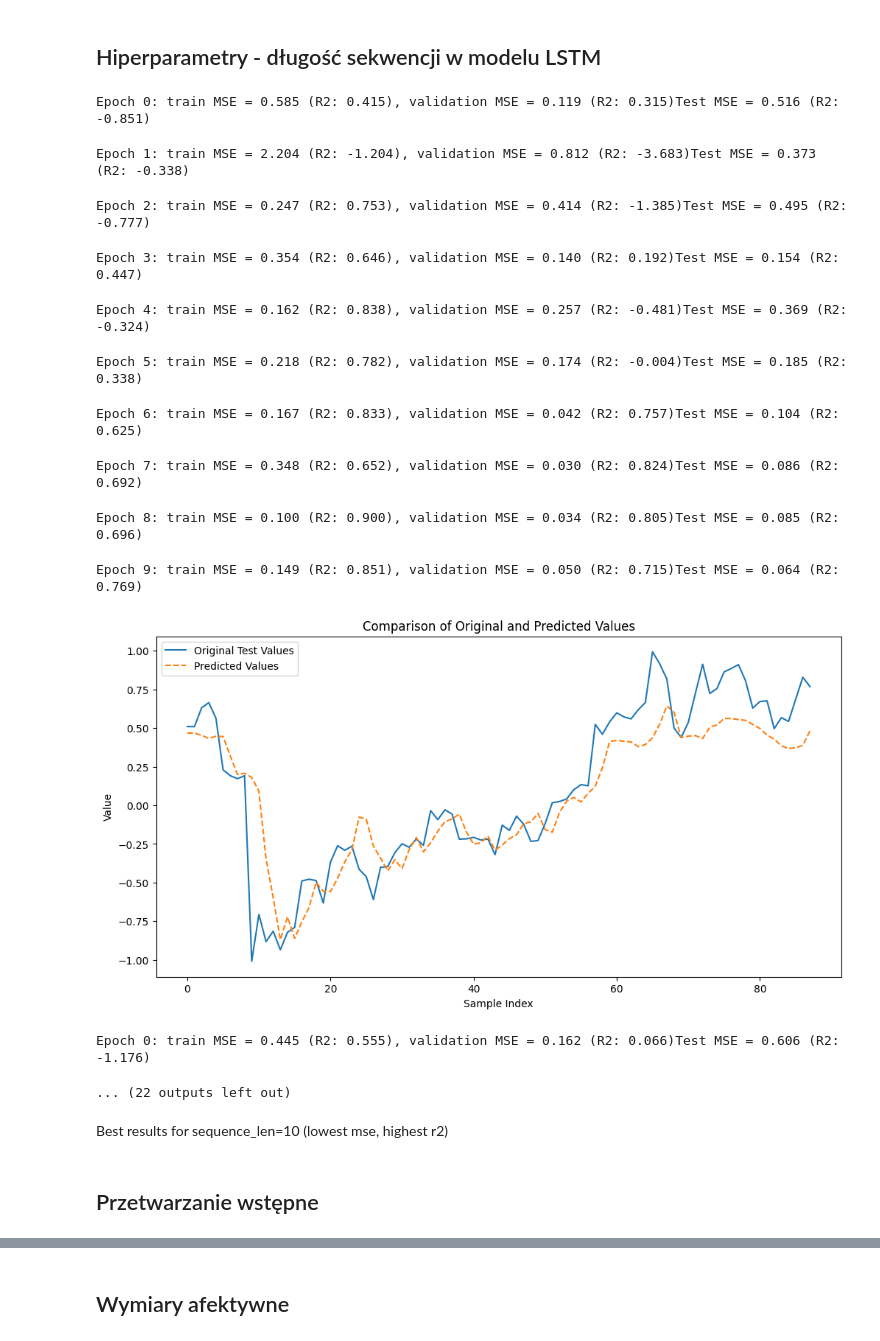
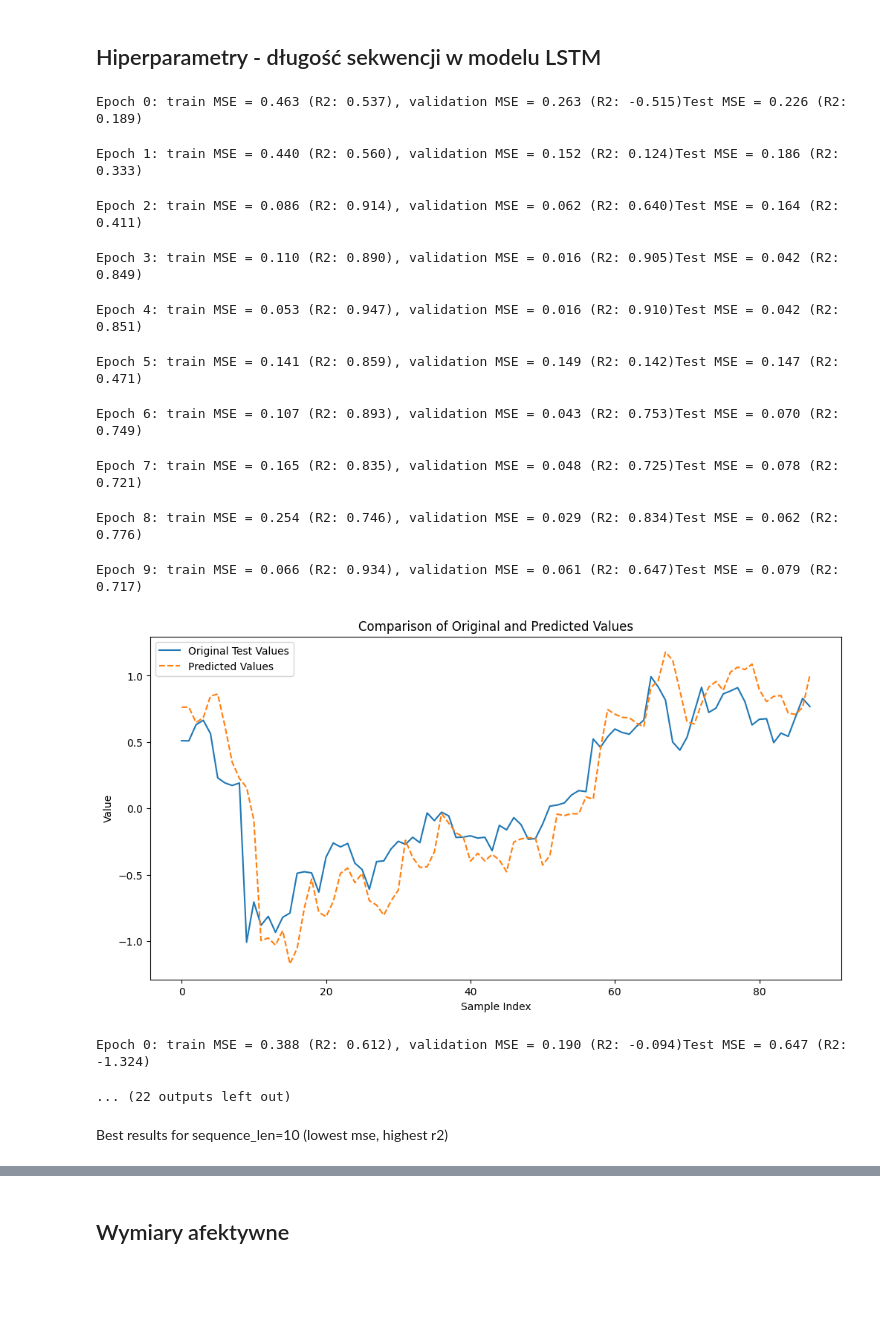
Before and after one commit to piotrdurniat/deep-neural-networks-lab, a Jupyter notebook: lab-11/lab11.ipynb, the cells around one changed output, grey strips where cells are left out. Drawn from its saved outputs; the diff is of its cells as text; code cells hidden in the pictures; blank space fills up the shorter version.

```diff
--- a/lab-11/lab11.ipynb
+++ b/lab-11/lab11.ipynb
@@ -1319,6 +1319,12 @@ def train(
 
 
 def test_sequence_len(
+    X_train_days: pd.DataFrame,
+    y_train_days: pd.Series,
+    X_val_days: pd.DataFrame,
+    y_val_days: pd.Series,
+    X_test_days: pd.DataFrame,
+    y_test_days: pd.Series,
     sequence_len: int,
 ):
     batch_size = 32
@@ -1357,45 +1363,51 @@ def test_sequence_len(
 # %%
 sequence_lengths = [2, 10, 50]
 
 res = []
 for sequence_len in sequence_lengths:
     (
         train_mse_log,
         val_mse_log,
         test_mse_log,
         train_r2_log,
         val_r2_log,
         test_r2_log,
-    ) = test_sequence_len(10)
+    ) = test_sequence_len(
+        X_train_days,
+        y_train_days,
+        X_val_days,
+        y_val_days,
+        X_test_days,
+        y_test_days,
+        sequence_len=sequence_len,
+    )
 
     last_mse = test_mse_log[-1]
     last_r2 = test_r2_log[-1]
 
     res.append(
         {
             "sequence_len": sequence_len,
             "mse": last_mse,
             "r2": last_r2,
         }
     )
 
 
 display(res)
 # %% [output]
-Epoch 0: train MSE = 0.585 (R2: 0.415), validation MSE = 0.119 (R2: 0.315)Test MSE = 0.516 (R2: -0.851)
+Epoch 0: train MSE = 0.463 (R2: 0.537), validation MSE = 0.263 (R2: -0.515)Test MSE = 0.226 (R2: 0.189)
-Epoch 1: train MSE = 2.204 (R2: -1.204), validation MSE = 0.812 (R2: -3.683)Test MSE = 0.373 (R2: -0.338)
+Epoch 1: train MSE = 0.440 (R2: 0.560), validation MSE = 0.152 (R2: 0.124)Test MSE = 0.186 (R2: 0.333)
-Epoch 2: train MSE = 0.247 (R2: 0.753), validation MSE = 0.414 (R2: -1.385)Test MSE = 0.495 (R2: -0.777)
+Epoch 2: train MSE = 0.086 (R2: 0.914), validation MSE = 0.062 (R2: 0.640)Test MSE = 0.164 (R2: 0.411)
-Epoch 3: train MSE = 0.354 (R2: 0.646), validation MSE = 0.140 (R2: 0.192)Test MSE = 0.154 (R2: 0.447)
+Epoch 3: train MSE = 0.110 (R2: 0.890), validation MSE = 0.016 (R2: 0.905)Test MSE = 0.042 (R2: 0.849)
-Epoch 4: train MSE = 0.162 (R2: 0.838), validation MSE = 0.257 (R2: -0.481)Test MSE = 0.369 (R2: -0.324)
+Epoch 4: train MSE = 0.053 (R2: 0.947), validation MSE = 0.016 (R2: 0.910)Test MSE = 0.042 (R2: 0.851)
-Epoch 5: train MSE = 0.218 (R2: 0.782), validation MSE = 0.174 (R2: -0.004)Test MSE = 0.185 (R2: 0.338)
+Epoch 5: train MSE = 0.141 (R2: 0.859), validation MSE = 0.149 (R2: 0.142)Test MSE = 0.147 (R2: 0.471)
-Epoch 6: train MSE = 0.167 (R2: 0.833), validation MSE = 0.042 (R2: 0.757)Test MSE = 0.104 (R2: 0.625)
+Epoch 6: train MSE = 0.107 (R2: 0.893), validation MSE = 0.043 (R2: 0.753)Test MSE = 0.070 (R2: 0.749)
-Epoch 7: train MSE = 0.348 (R2: 0.652), validation MSE = 0.030 (R2: 0.824)Test MSE = 0.086 (R2: 0.692)
+Epoch 7: train MSE = 0.165 (R2: 0.835), validation MSE = 0.048 (R2: 0.725)Test MSE = 0.078 (R2: 0.721)
-Epoch 8: train MSE = 0.100 (R2: 0.900), validation MSE = 0.034 (R2: 0.805)Test MSE = 0.085 (R2: 0.696)
+Epoch 8: train MSE = 0.254 (R2: 0.746), validation MSE = 0.029 (R2: 0.834)Test MSE = 0.062 (R2: 0.776)
-Epoch 9: train MSE = 0.149 (R2: 0.851), validation MSE = 0.050 (R2: 0.715)Test MSE = 0.064 (R2: 0.769)
+Epoch 9: train MSE = 0.066 (R2: 0.934), validation MSE = 0.061 (R2: 0.647)Test MSE = 0.079 (R2: 0.717)
-[figure, old version]
+[figure, new version]
-Epoch 0: train MSE = 0.445 (R2: 0.555), validation MSE = 0.162 (R2: 0.066)Test MSE = 0.606 (R2: -1.176)
+Epoch 0: train MSE = 0.388 (R2: 0.612), validation MSE = 0.190 (R2: -0.094)Test MSE = 0.647 (R2: -1.324)
 ... (22 outputs left out)
 # %% [markdown]
 Best results for sequence_len=10 (lowest mse, highest r2)
-# %% [markdown]
-## Przetwarzanie wstępne
```
Also changed, not shown: parts of 8 cells of this notebook.
